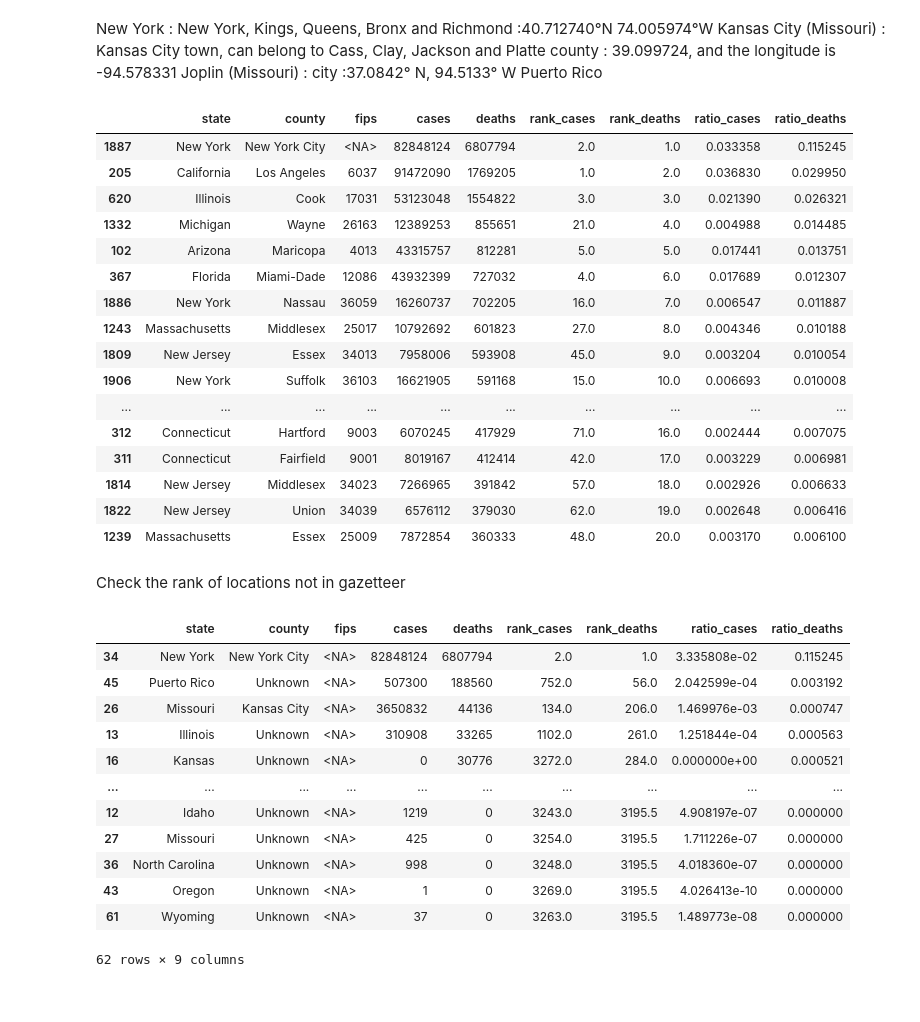
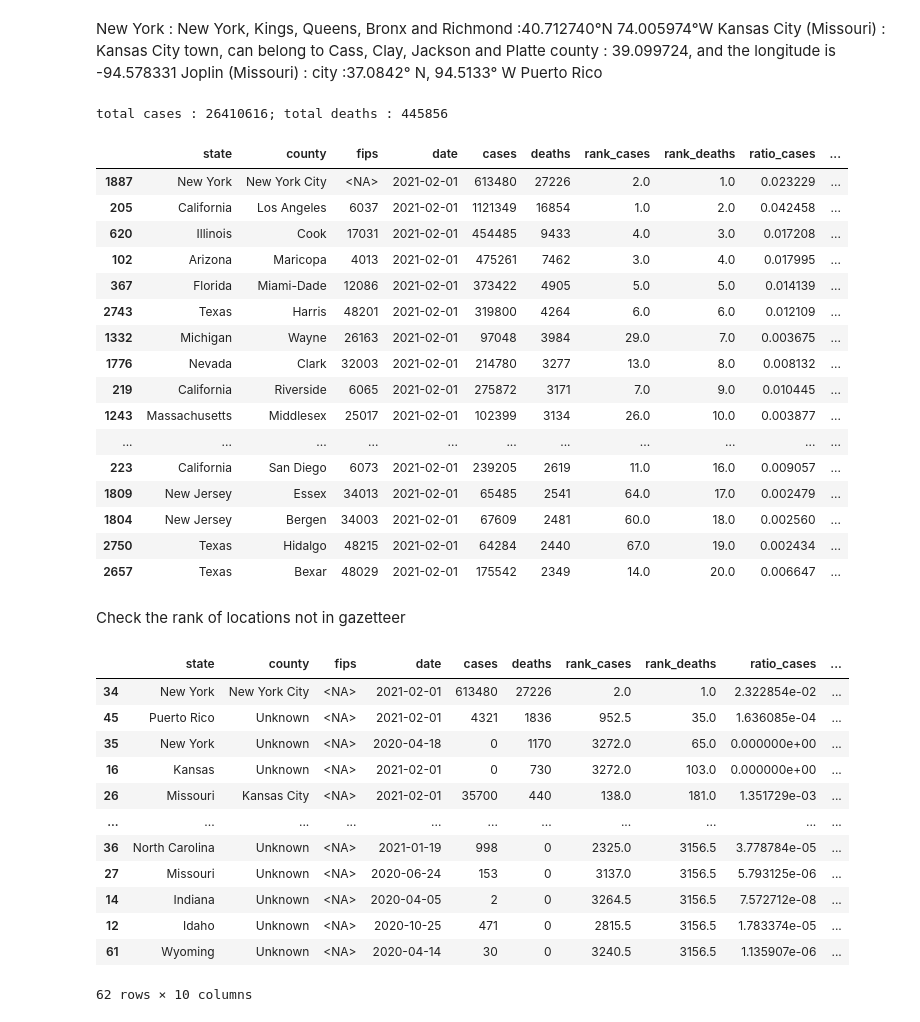
Before and after one commit to severine-baudry/capstone_data_engineer, a Jupyter notebook: NYT_to_gazetter.ipynb, the cells around one changed output. Drawn from its saved outputs; the diff is of its cells as text; code cells hidden in the pictures.

Commit message:
fix error on total number of cases/deaths per location : as the data is cumulative, take the max

```diff
--- a/NYT_to_gazetter.ipynb
+++ b/NYT_to_gazetter.ipynb
@@ -189,33 +189,36 @@ Joplin (Missouri) : city :37.0842° N, 94.5133° W
 Puerto Rico
 # %%
 #nb of cases and death per location
-nb_covid_per_location = nyt.groupby(["state", "county", "fips"], dropna=False).sum().reset_index()
+# the data are cumulative, so the max of data for one location is the total number of cases/deaths for this locations
+nb_covid_per_location = nyt.groupby(["state", "county", "fips"], dropna=False).max().reset_index()
 total_cases = nb_covid_per_location["cases"].sum()
 total_deaths = nb_covid_per_location["deaths"].sum()
+print(f"total cases : {total_cases}; total deaths : {total_deaths}")
 # rank of location for number of deaths
 nb_covid_per_location["rank_cases"] = nb_covid_per_location["cases"].rank(ascending = False)
 nb_covid_per_location["rank_deaths"] = nb_covid_per_location["deaths"].rank(ascending = False)
 nb_covid_per_location["ratio_cases"] = nb_covid_per_location["cases"]/total_cases
 nb_covid_per_location["ratio_deaths"] = nb_covid_per_location["deaths"]/total_deaths
 nb_covid_per_location.sort_values("deaths", ascending = False).head(20)
 # %% [output]
+total cases : 26410616; total deaths : 445856
-|  | state | county | fips | cases | deaths | rank_cases | rank_deaths | ratio_cases | ratio_deaths |
-| 1887 | New York | New York City | <NA> | 82848124 | 6807794 | 2.0 | 1.0 | 0.033358 | 0.115245 |
-| 205 | California | Los Angeles | 6037 | 91472090 | 1769205 | 1.0 | 2.0 | 0.036830 | 0.029950 |
-| 620 | Illinois | Cook | 17031 | 53123048 | 1554822 | 3.0 | 3.0 | 0.021390 | 0.026321 |
-| 1332 | Michigan | Wayne | 26163 | 12389253 | 855651 | 21.0 | 4.0 | 0.004988 | 0.014485 |
-| 102 | Arizona | Maricopa | 4013 | 43315757 | 812281 | 5.0 | 5.0 | 0.017441 | 0.013751 |
-| 367 | Florida | Miami-Dade | 12086 | 43932399 | 727032 | 4.0 | 6.0 | 0.017689 | 0.012307 |
-| 1886 | New York | Nassau | 36059 | 16260737 | 702205 | 16.0 | 7.0 | 0.006547 | 0.011887 |
-| 1243 | Massachusetts | Middlesex | 25017 | 10792692 | 601823 | 27.0 | 8.0 | 0.004346 | 0.010188 |
-| 1809 | New Jersey | Essex | 34013 | 7958006 | 593908 | 45.0 | 9.0 | 0.003204 | 0.010054 |
-| 1906 | New York | Suffolk | 36103 | 16621905 | 591168 | 15.0 | 10.0 | 0.006693 | 0.010008 |
-| ... | ... | ... | ... | ... | ... | ... | ... | ... | ... |
-| 312 | Connecticut | Hartford | 9003 | 6070245 | 417929 | 71.0 | 16.0 | 0.002444 | 0.007075 |
-| 311 | Connecticut | Fairfield | 9001 | 8019167 | 412414 | 42.0 | 17.0 | 0.003229 | 0.006981 |
-| 1814 | New Jersey | Middlesex | 34023 | 7266965 | 391842 | 57.0 | 18.0 | 0.002926 | 0.006633 |
-| 1822 | New Jersey | Union | 34039 | 6576112 | 379030 | 62.0 | 19.0 | 0.002648 | 0.006416 |
-| 1239 | Massachusetts | Essex | 25009 | 7872854 | 360333 | 48.0 | 20.0 | 0.003170 | 0.006100 |
+|  | state | county | fips | date | cases | deaths | rank_cases | rank_deaths | ratio_cases | ... |
+| 1887 | New York | New York City | <NA> | 2021-02-01 | 613480 | 27226 | 2.0 | 1.0 | 0.023229 | ... |
+| 205 | California | Los Angeles | 6037 | 2021-02-01 | 1121349 | 16854 | 1.0 | 2.0 | 0.042458 | ... |
+| 620 | Illinois | Cook | 17031 | 2021-02-01 | 454485 | 9433 | 4.0 | 3.0 | 0.017208 | ... |
+| 102 | Arizona | Maricopa | 4013 | 2021-02-01 | 475261 | 7462 | 3.0 | 4.0 | 0.017995 | ... |
+| 367 | Florida | Miami-Dade | 12086 | 2021-02-01 | 373422 | 4905 | 5.0 | 5.0 | 0.014139 | ... |
+| 2743 | Texas | Harris | 48201 | 2021-02-01 | 319800 | 4264 | 6.0 | 6.0 | 0.012109 | ... |
+| 1332 | Michigan | Wayne | 26163 | 2021-02-01 | 97048 | 3984 | 29.0 | 7.0 | 0.003675 | ... |
+| 1776 | Nevada | Clark | 32003 | 2021-02-01 | 214780 | 3277 | 13.0 | 8.0 | 0.008132 | ... |
+| 219 | California | Riverside | 6065 | 2021-02-01 | 275872 | 3171 | 7.0 | 9.0 | 0.010445 | ... |
+| 1243 | Massachusetts | Middlesex | 25017 | 2021-02-01 | 102399 | 3134 | 26.0 | 10.0 | 0.003877 | ... |
+| ... | ... | ... | ... | ... | ... | ... | ... | ... | ... | ... |
+| 223 | California | San Diego | 6073 | 2021-02-01 | 239205 | 2619 | 11.0 | 16.0 | 0.009057 | ... |
+| 1809 | New Jersey | Essex | 34013 | 2021-02-01 | 65485 | 2541 | 64.0 | 17.0 | 0.002479 | ... |
+| 1804 | New Jersey | Bergen | 34003 | 2021-02-01 | 67609 | 2481 | 60.0 | 18.0 | 0.002560 | ... |
+| 2750 | Texas | Hidalgo | 48215 | 2021-02-01 | 64284 | 2440 | 67.0 | 19.0 | 0.002434 | ... |
+| 2657 | Texas | Bexar | 48029 | 2021-02-01 | 175542 | 2349 | 14.0 | 20.0 | 0.006647 | ... |
 # %% [markdown]
 Check the rank of locations not in gazetteer
 # %%
@@ -226,16 +229,16 @@ no_gazeeter_fips_rank = pd.merge(nb_covid_per_location, no_gazeeter_fips, on =["
     .sort_values("rank_deaths")
 no_gazeeter_fips_rank
 # %% [output]
-|  | state | county | fips | cases | deaths | rank_cases | rank_deaths | ratio_cases | ratio_deaths |
-| 34 | New York | New York City | <NA> | 82848124 | 6807794 | 2.0 | 1.0 | 3.335808e-02 | 0.115245 |
-| 45 | Puerto Rico | Unknown | <NA> | 507300 | 188560 | 752.0 | 56.0 | 2.042599e-04 | 0.003192 |
-| 26 | Missouri | Kansas City | <NA> | 3650832 | 44136 | 134.0 | 206.0 | 1.469976e-03 | 0.000747 |
-| 13 | Illinois | Unknown | <NA> | 310908 | 33265 | 1102.0 | 261.0 | 1.251844e-04 | 0.000563 |
-| 16 | Kansas | Unknown | <NA> | 0 | 30776 | 3272.0 | 284.0 | 0.000000e+00 | 0.000521 |
-| ... | ... | ... | ... | ... | ... | ... | ... | ... | ... |
-| 12 | Idaho | Unknown | <NA> | 1219 | 0 | 3243.0 | 3195.5 | 4.908197e-07 | 0.000000 |
-| 27 | Missouri | Unknown | <NA> | 425 | 0 | 3254.0 | 3195.5 | 1.711226e-07 | 0.000000 |
-| 36 | North Carolina | Unknown | <NA> | 998 | 0 | 3248.0 | 3195.5 | 4.018360e-07 | 0.000000 |
-| 43 | Oregon | Unknown | <NA> | 1 | 0 | 3269.0 | 3195.5 | 4.026413e-10 | 0.000000 |
-| 61 | Wyoming | Unknown | <NA> | 37 | 0 | 3263.0 | 3195.5 | 1.489773e-08 | 0.000000 |
+|  | state | county | fips | date | cases | deaths | rank_cases | rank_deaths | ratio_cases | ... |
+| 34 | New York | New York City | <NA> | 2021-02-01 | 613480 | 27226 | 2.0 | 1.0 | 2.322854e-02 | ... |
+| 45 | Puerto Rico | Unknown | <NA> | 2021-02-01 | 4321 | 1836 | 952.5 | 35.0 | 1.636085e-04 | ... |
+| 35 | New York | Unknown | <NA> | 2020-04-18 | 0 | 1170 | 3272.0 | 65.0 | 0.000000e+00 | ... |
+| 16 | Kansas | Unknown | <NA> | 2021-02-01 | 0 | 730 | 3272.0 | 103.0 | 0.000000e+00 | ... |
+| 26 | Missouri | Kansas City | <NA> | 2021-02-01 | 35700 | 440 | 138.0 | 181.0 | 1.351729e-03 | ... |
+| ... | ... | ... | ... | ... | ... | ... | ... | ... | ... | ... |
+| 36 | North Carolina | Unknown | <NA> | 2021-01-19 | 998 | 0 | 2325.0 | 3156.5 | 3.778784e-05 | ... |
+| 27 | Missouri | Unknown | <NA> | 2020-06-24 | 153 | 0 | 3137.0 | 3156.5 | 5.793125e-06 | ... |
+| 14 | Indiana | Unknown | <NA> | 2020-04-05 | 2 | 0 | 3264.5 | 3156.5 | 7.572712e-08 | ... |
+| 12 | Idaho | Unknown | <NA> | 2020-10-25 | 471 | 0 | 2815.5 | 3156.5 | 1.783374e-05 | ... |
+| 61 | Wyoming | Unknown | <NA> | 2020-04-14 | 30 | 0 | 3240.5 | 3156.5 | 1.135907e-06 | ... |
-62 rows × 9 columns
+62 rows × 10 columns
```
Also changed, not shown: parts of 3 cells of this notebook.
